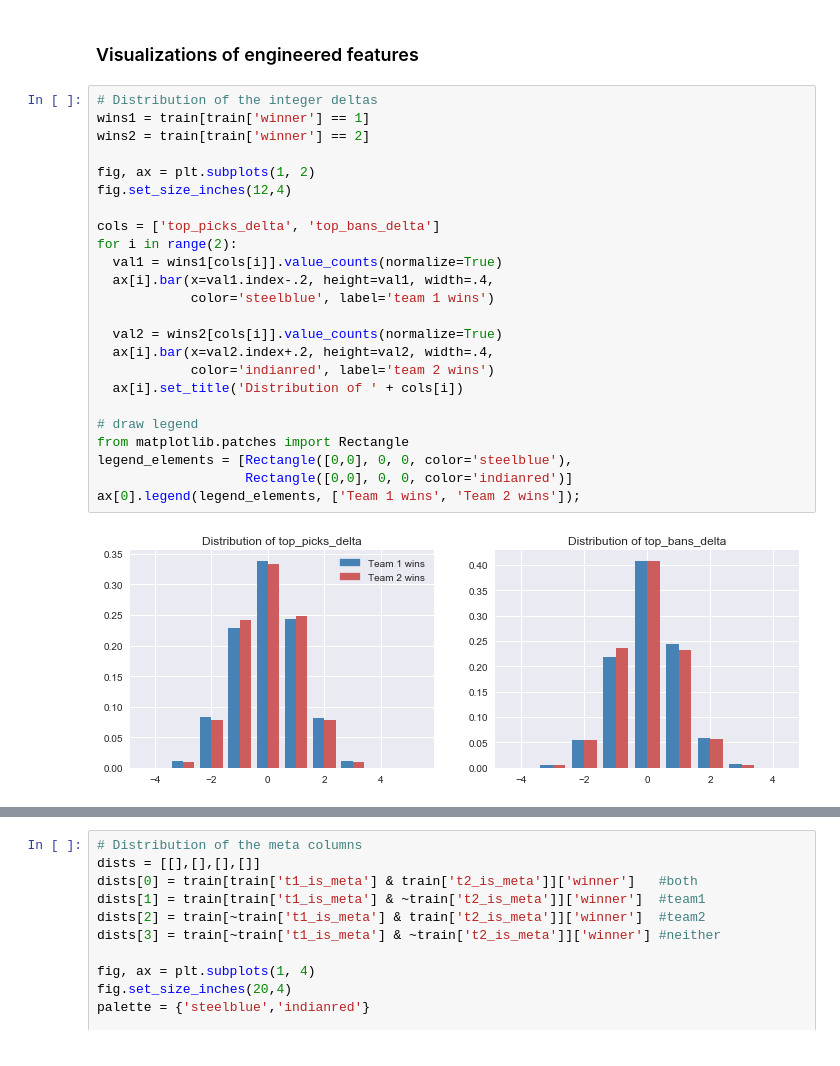
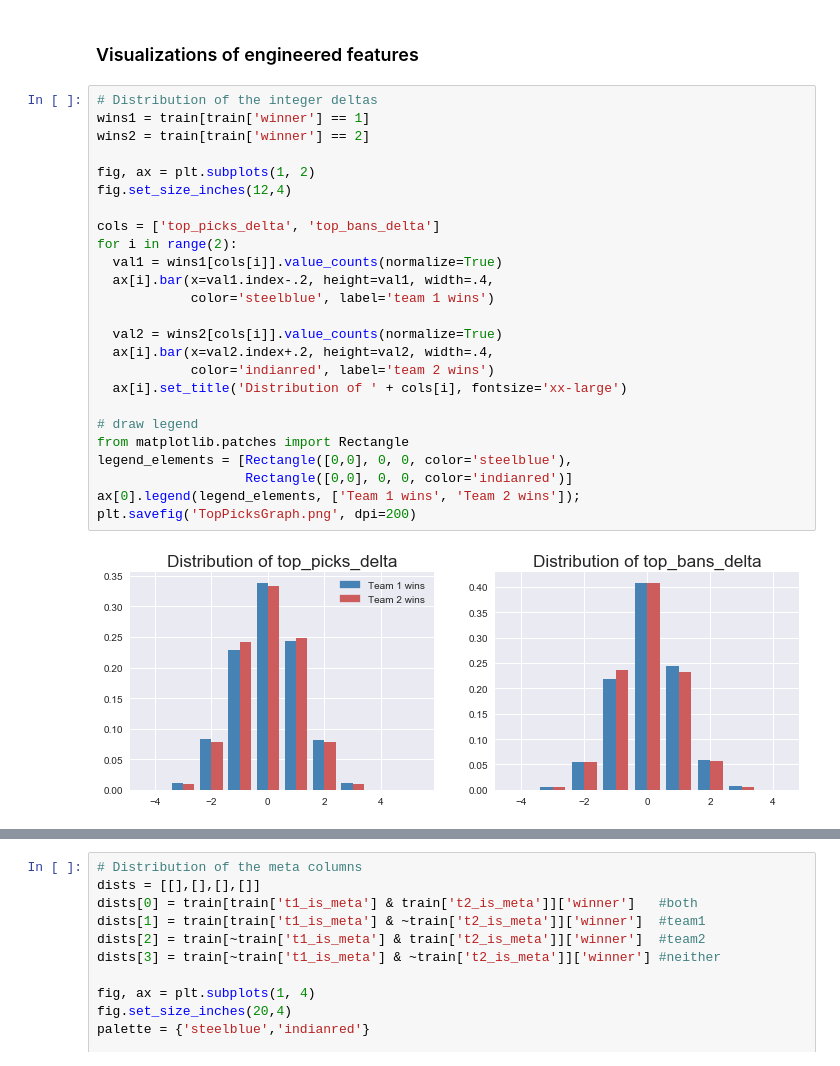
Before and after one commit to jonDuke/DS-Unit-2-Build-Week, a Jupyter notebook: Unit_2_LoL_Project.ipynb, the cells around one changed output, grey strips where cells are left out. Cells and saved outputs as stored; diff of their text form.

Commit message:
Updated some of the graph settings

```diff
--- a/Unit_2_LoL_Project.ipynb
+++ b/Unit_2_LoL_Project.ipynb
@@ -246,29 +250,30 @@ train[train.columns[-20:]].head()
 # %%
 # Distribution of the integer deltas
 wins1 = train[train['winner'] == 1]
 wins2 = train[train['winner'] == 2]
 
 fig, ax = plt.subplots(1, 2)
 fig.set_size_inches(12,4)
 
 cols = ['top_picks_delta', 'top_bans_delta']
 for i in range(2):
   val1 = wins1[cols[i]].value_counts(normalize=True)
   ax[i].bar(x=val1.index-.2, height=val1, width=.4,
             color='steelblue', label='team 1 wins')
 
   val2 = wins2[cols[i]].value_counts(normalize=True)
   ax[i].bar(x=val2.index+.2, height=val2, width=.4,
             color='indianred', label='team 2 wins')
-  ax[i].set_title('Distribution of ' + cols[i])
+  ax[i].set_title('Distribution of ' + cols[i], fontsize='xx-large')
 
 # draw legend
 from matplotlib.patches import Rectangle
 legend_elements = [Rectangle([0,0], 0, 0, color='steelblue'),
                    Rectangle([0,0], 0, 0, color='indianred')]
 ax[0].legend(legend_elements, ['Team 1 wins', 'Team 2 wins']);
+plt.savefig('TopPicksGraph.png', dpi=200)
 # %% [output]
-[figure, old version]
+[figure, new version]
 # %%
 # visualizations of the other delta columns
 fig, ax = plt.subplots(1, 4)
```
Also changed, not shown: parts of 8 cells of this notebook.
